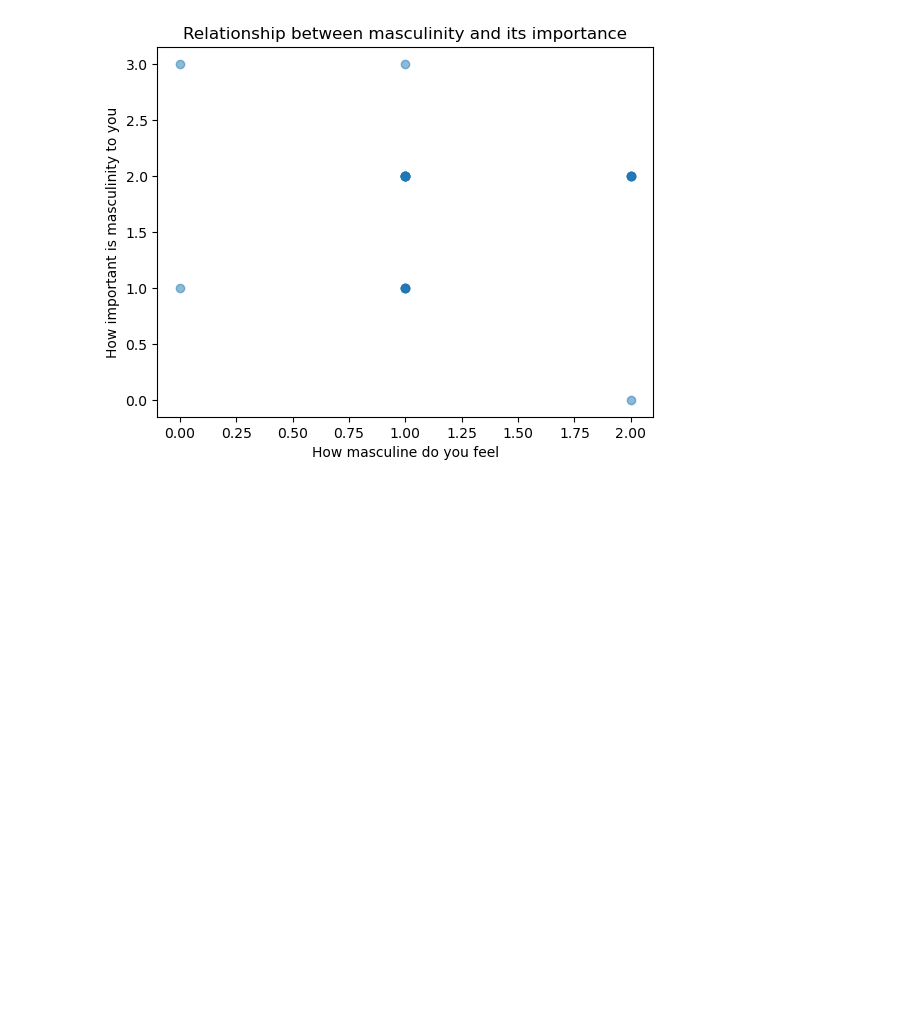
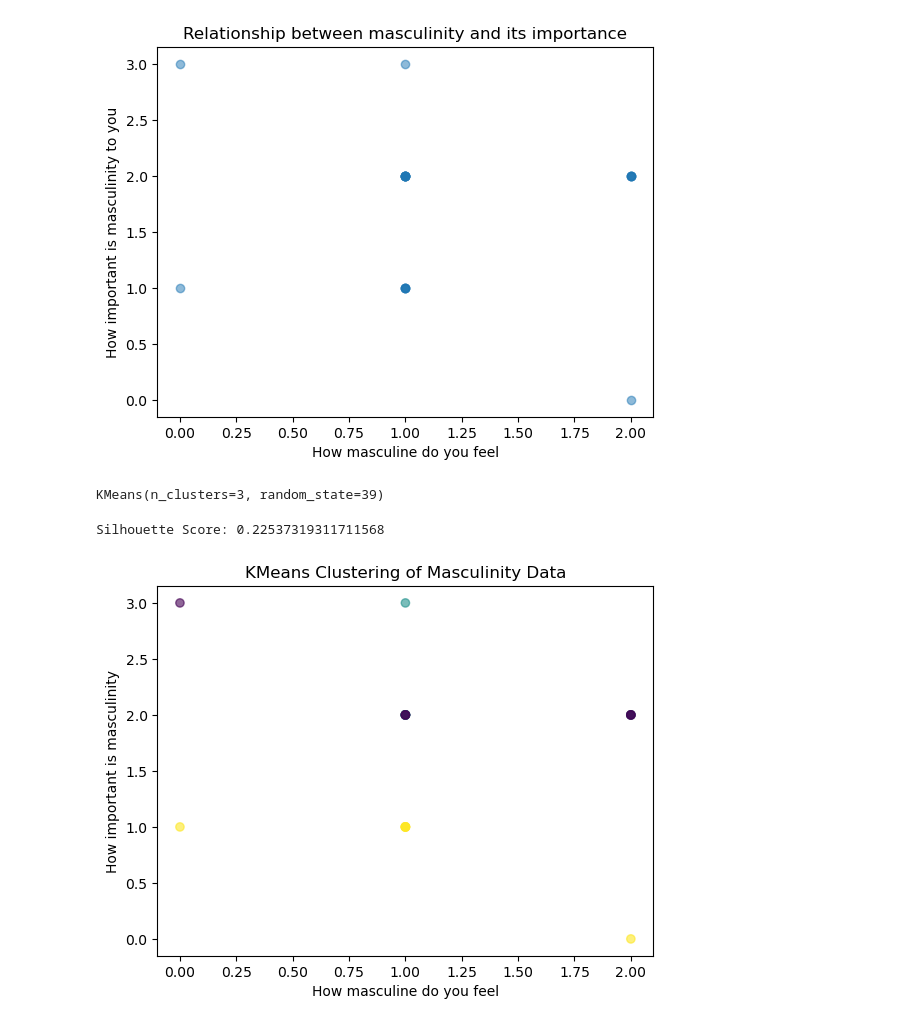
Before and after one commit to KhodorRifaii/Masculinity-Survey-Insights-Using-Machine-Learning, a Jupyter notebook: Masculinity-Survey-Insights-Using-Machine-Learning.ipynb, the cells around one changed output. Cells and saved outputs as stored; diff of their text form; code cells hidden in the pictures; blank space fills up the shorter version.

```diff
--- a/Masculinity-Survey-Insights-Using-Machine-Learning.ipynb
+++ b/Masculinity-Survey-Insights-Using-Machine-Learning.ipynb
@@ -64,3 +64,54 @@ plt.title("Relationship between masculinity and its importance")
 plt.show()
 # %% [output]
 [figure]
+# %%
+selected_features = ["q0001", "q0002", "q0005", "age3", "educ4"]
+ms_subset = ms[selected_features]
+ms = ms_subset.dropna()
+# %%
+from sklearn.cluster import KMeans
+x = ms_subset
+ml = KMeans(n_clusters = 3, random_state = 39)
+ml.fit(x)
+# %% [output]
+KMeans(n_clusters=3, random_state=39)
+# %%
+labels = ml.labels_
+cluster_0 = []
+cluster_1 = []
+cluster_2 = []
+
+for i, label in enumerate(labels):
+    if label == 0:
+        cluster_0.append(x.index[i])
+    elif label == 1:
+        cluster_1.append(x.index[i])
+    elif label == 2:
+        cluster_2.append(x.index[i])
+
+ms_cluster_0 = ms.loc[cluster_0]
+ms_cluster_1 = ms.loc[cluster_1]
+ms_cluster_2 = ms.loc[cluster_2]
+# %%
+from sklearn.metrics import silhouette_score
+
+score = silhouette_score(x, labels)
+print("Silhouette Score:", score)
+# %% [output]
+Silhouette Score: 0.22537319311711568
+# %%
+import matplotlib.pyplot as plt
+
+plt.scatter(
+    ms.loc[x.index, 'q0001'],
+    ms.loc[x.index, 'q0002'],
+    c=labels,
+    alpha=0.6
+)
+
+plt.xlabel("How masculine do you feel")
+plt.ylabel("How important is masculinity")
+plt.title("KMeans Clustering of Masculinity Data")
+plt.show()
+# %% [output]
+[figure, added]
```
Also changed, not shown: parts of 1 cell of this notebook.
